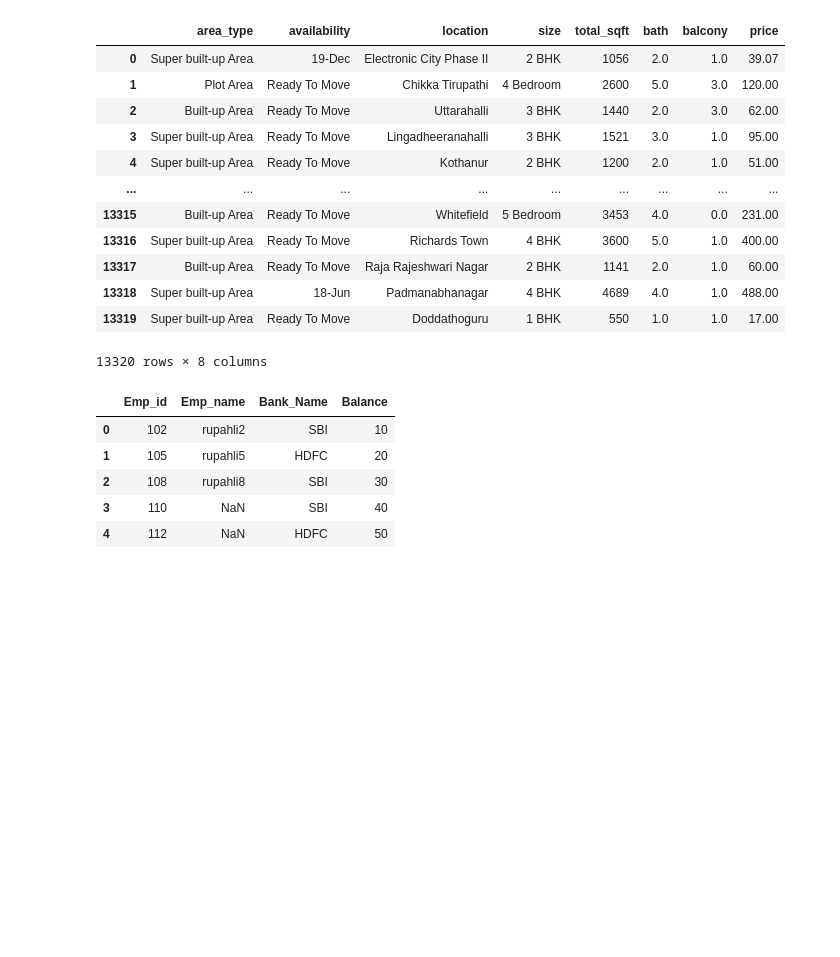
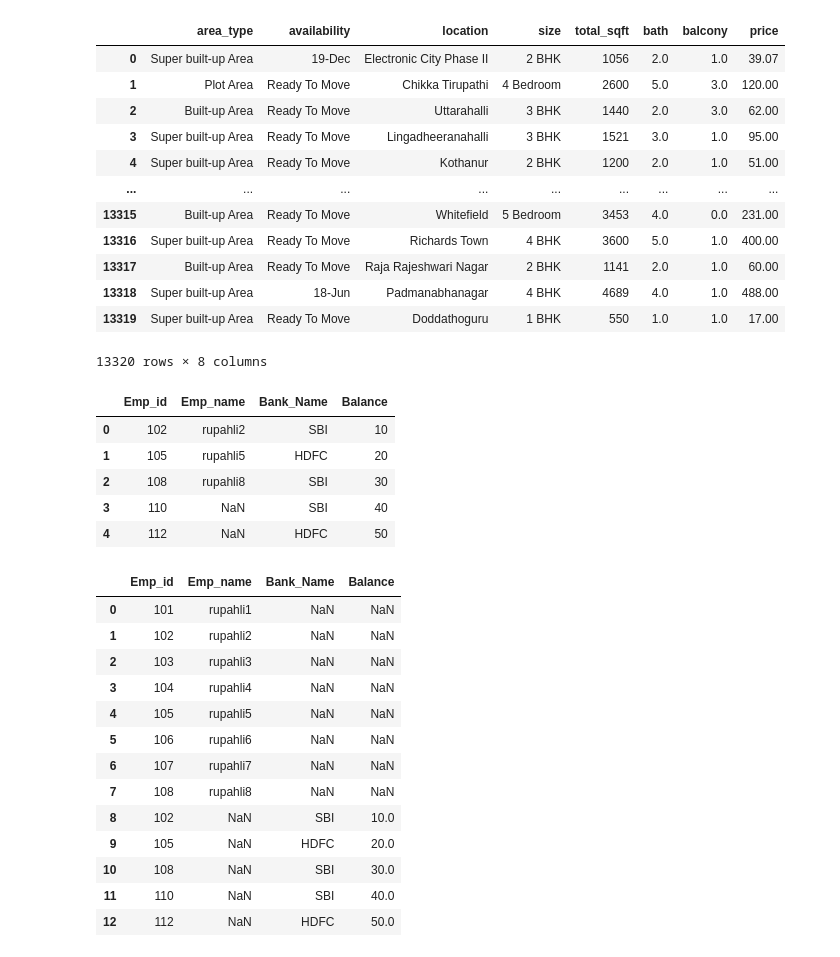
Before and after one commit to rupahli/AIML, a Jupyter notebook: Code/panda.ipynb, the cells around one changed output. Saved outputs shown, nothing was run; the diff lists cells and outputs as text; code cells hidden in the pictures; blank space fills up the shorter version.

Commit message:
more pandas

```diff
--- a/Code/panda.ipynb
+++ b/Code/panda.ipynb
@@ -183,3 +183,47 @@ df7
 | 2 | 108 | rupahli8 | SBI | 30 |
 | 3 | 110 | NaN | SBI | 40 |
 | 4 | 112 | NaN | HDFC | 50 |
+# %%
+import pandas as pd
+
+AIML_df=pd.DataFrame()
+
+AIML_df['Emp_id']=[101,102,103,104,105,106,107,108]
+AIML_df['Emp_name']=['rupahli1   ','rupahli2   ','  rupahli3','rupahli4','rupahli5','rupahli6','rupahli7','rupahli8']
+AIML_df['Emp_name']= AIML_df['Emp_name'].str.strip()
+
+
+FSD_df=pd.DataFrame()
+
+
+FSD_df['Emp_id'] = [102,105,108,110,112] ##----- diff column name , no common column
+FSD_df['Bank_Name'] = ['SBI','HDFC','SBI','SBI','HDFC']
+FSD_df['Balance'] = [10,20,30,40,50]
+FSD_df
+
+
+df_new = pd.concat([AIML_df,FSD_df],ignore_index=True)
+
+df_new
+
+#df4 = pd.merge(left=AIML_df,right=FSD_df,how='outer')
+#df4
+
+df_new.sort_values(by=['Bank_Name'])
+df_new.sort_values(by=['Bank_Name'],ascending=False) # bydefault it is true
+df_new
+# %% [output]
+|  | Emp_id | Emp_name | Bank_Name | Balance |
+| 0 | 101 | rupahli1 | NaN | NaN |
+| 1 | 102 | rupahli2 | NaN | NaN |
+| 2 | 103 | rupahli3 | NaN | NaN |
+| 3 | 104 | rupahli4 | NaN | NaN |
+| 4 | 105 | rupahli5 | NaN | NaN |
+| 5 | 106 | rupahli6 | NaN | NaN |
+| 6 | 107 | rupahli7 | NaN | NaN |
+| 7 | 108 | rupahli8 | NaN | NaN |
+| 8 | 102 | NaN | SBI | 10.0 |
+| 9 | 105 | NaN | HDFC | 20.0 |
+| 10 | 108 | NaN | SBI | 30.0 |
+| 11 | 110 | NaN | SBI | 40.0 |
+| 12 | 112 | NaN | HDFC | 50.0 |
```
Also changed, not shown: parts of 6 cells of this notebook, 2 other files.
